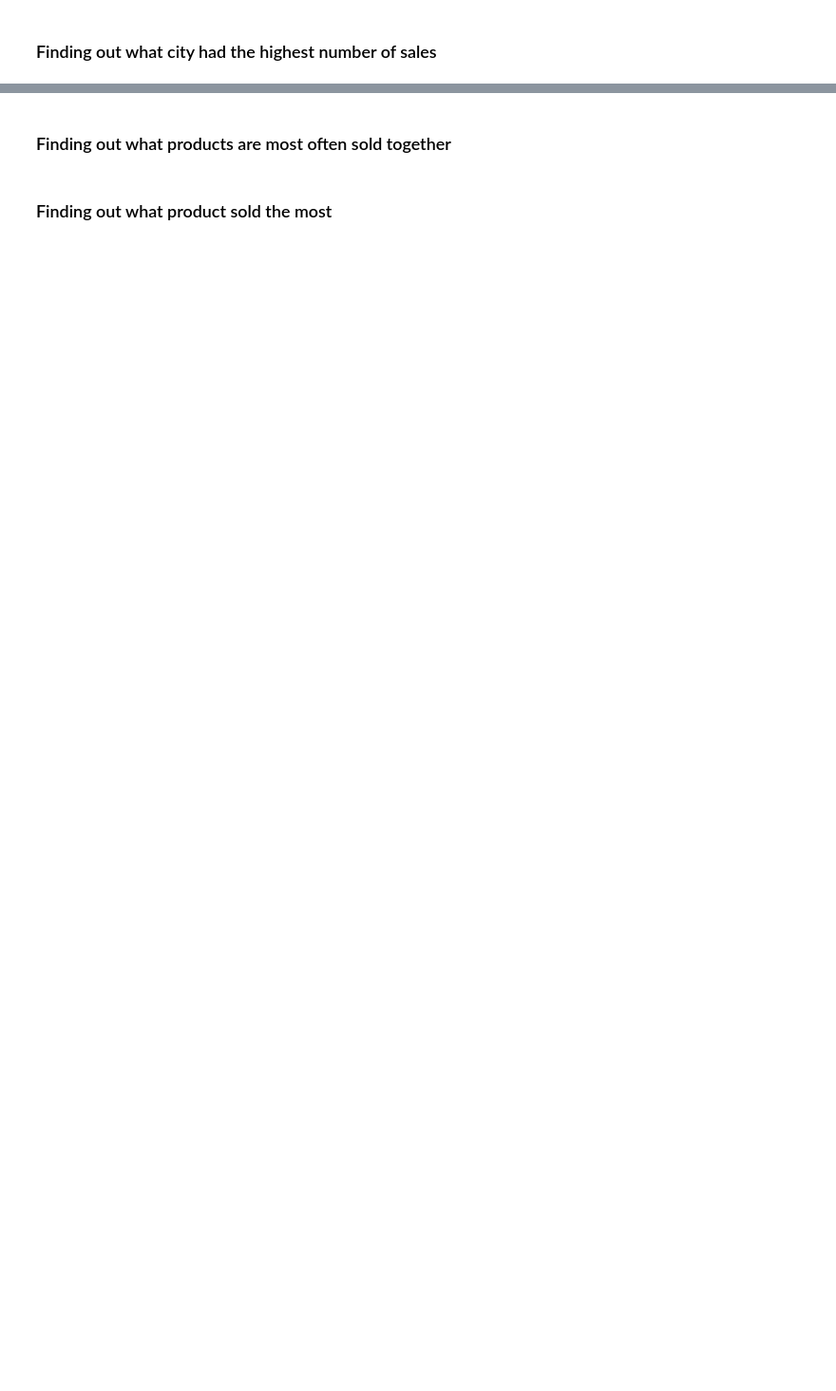
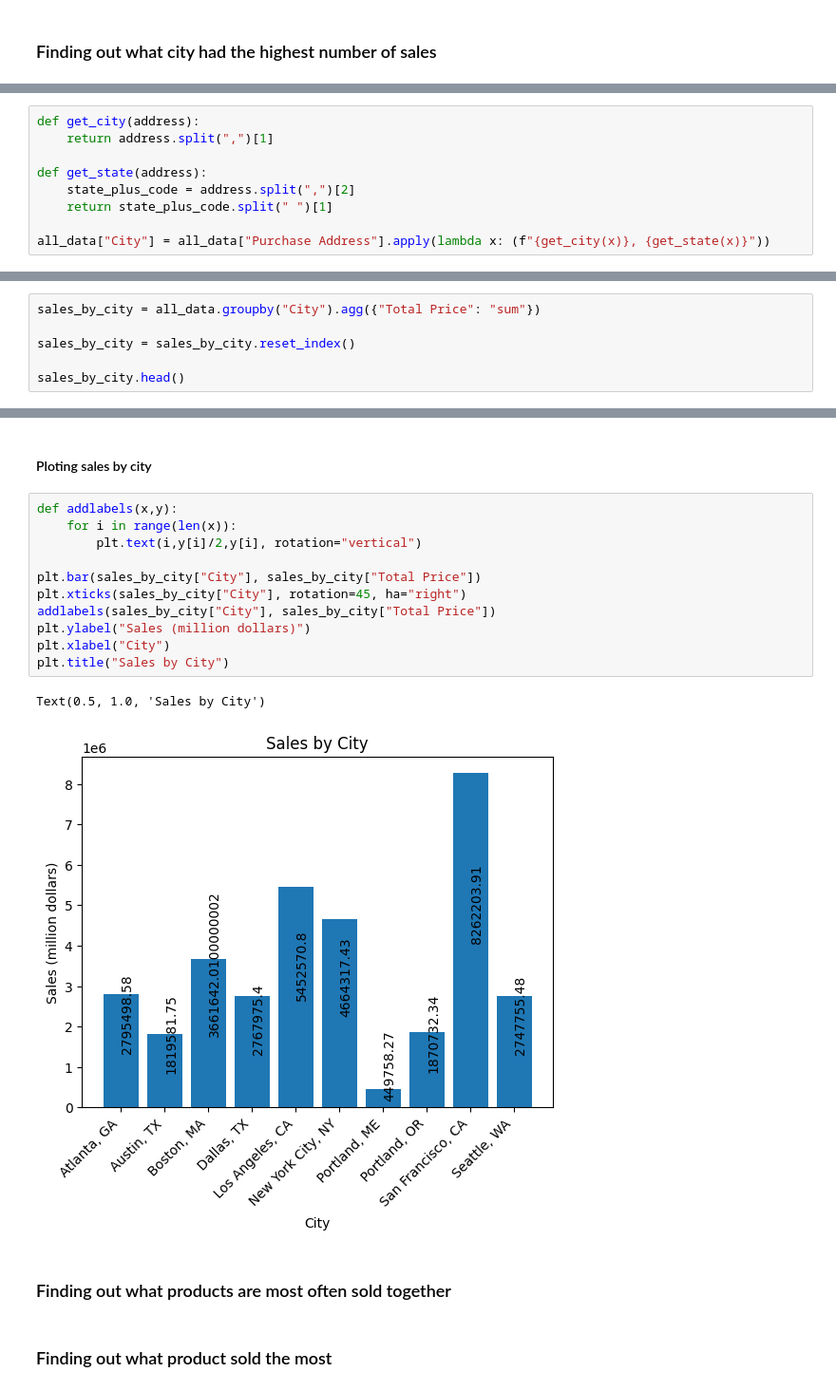
Before and after one commit to Kael-g/Sales-Analysis, a Jupyter notebook: first analysis in jupyter using pandas.ipynb, the cells around one changed output, grey strips where cells are left out. Shown: that part at 95% size. Cells and saved outputs as stored; diff of their text form; blank space fills up the shorter version.

```diff
--- a/first analysis in jupyter using pandas.ipynb
+++ b/first analysis in jupyter using pandas.ipynb
@@ -106,0 +110,9 @@ KeyError: 'Month'
+# %%
+def get_city(address):
+    return address.split(",")[1]
+
+def get_state(address):
+    state_plus_code = address.split(",")[2]
+    return state_plus_code.split(" ")[1]
+
+all_data["City"] = all_data["Purchase Address"].apply(lambda x: (f"{get_city(x)}, {get_state(x)}"))
@@ -106,0 +121,6 @@ KeyError: 'Month'
+# %%
+sales_by_city = all_data.groupby("City").agg({"Total Price": "sum"})
+
+sales_by_city = sales_by_city.reset_index()
+
+sales_by_city.head()
@@ -107,3 +134,19 @@ KeyError: 'Month'
+# %% [markdown]
+#### Ploting sales by city
+# %%
+def addlabels(x,y):
+    for i in range(len(x)):
+        plt.text(i,y[i]/2,y[i], rotation="vertical")
+
+plt.bar(sales_by_city["City"], sales_by_city["Total Price"])
+plt.xticks(sales_by_city["City"], rotation=45, ha="right")
+addlabels(sales_by_city["City"], sales_by_city["Total Price"])
+plt.ylabel("Sales (million dollars)")
+plt.xlabel("City")
+plt.title("Sales by City")
+# %% [output]
+Text(0.5, 1.0, 'Sales by City')
+[figure, added]
 # %% [markdown]
 ### Finding out what products are most often sold together
 # %% [markdown]
```
Also changed, not shown: parts of 11 cells of this notebook.
